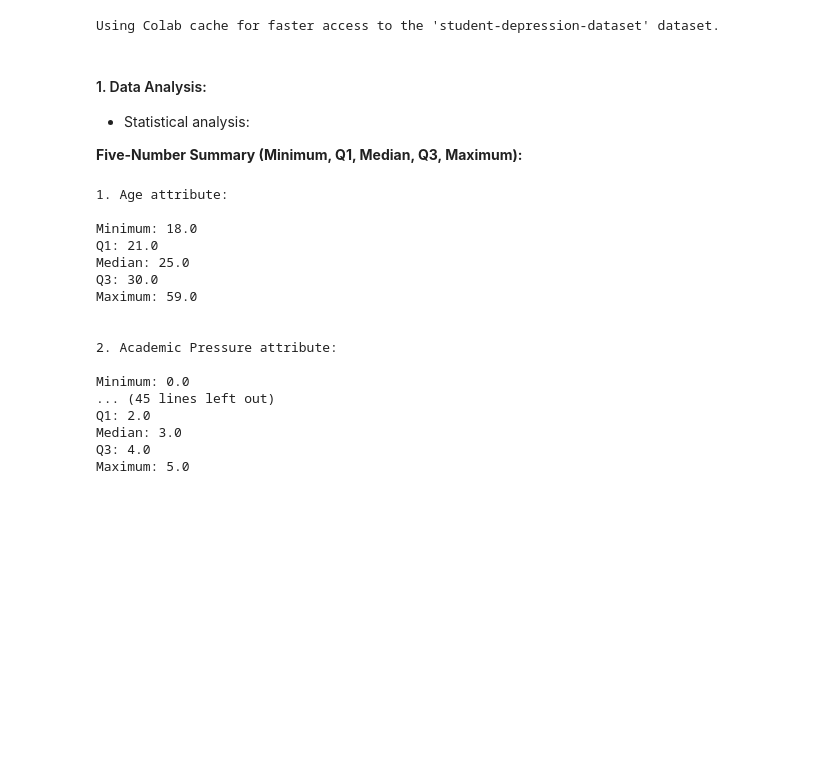
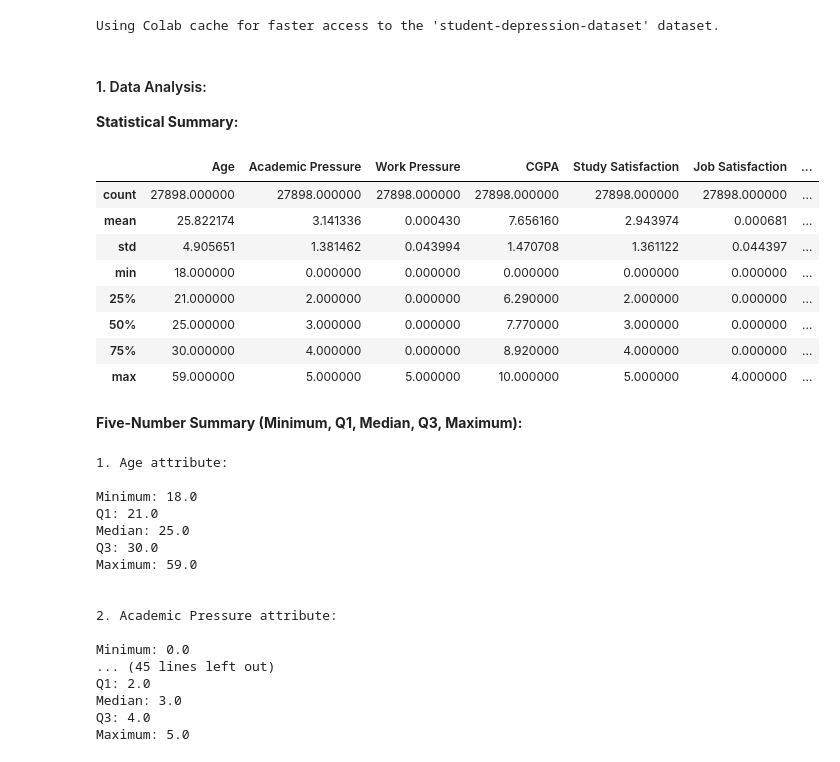
Before and after one commit to Deem-KSU/IT326-Group1-56546, a Jupyter notebook: Phase2.ipynb, the cells around one changed output. Drawn from its saved outputs; the diff is of its cells as text; code cells hidden in the pictures; blank space fills up the shorter version.

```diff
--- a/Phase2.ipynb
+++ b/Phase2.ipynb
@@ -10,12 +10,31 @@ raw_dataset = kagglehub.dataset_load(KaggleDatasetAdapter.PANDAS,
   "adilshamim8/student-depression-dataset", path)
 # %% [output]
 Using Colab cache for faster access to the 'student-depression-dataset' dataset.
+# %% [markdown]
+#### 1. Data Analysis:
+
+
+**Statistical Summary:**
+# %%
+#Financial Stress column is defined as object so we need to convert it to numeric first
+raw_dataset['Financial Stress'] = pd.to_numeric(raw_dataset['Financial Stress'], errors='coerce')
+raw_dataset.dropna(subset=['Financial Stress'], inplace=True)
+
+# Select only numeric columns that produce meaningful values (For example 'id' attribute doesn't have a meaning here)
+numeric_cols = raw_dataset[['Age', 'Academic Pressure', 'Work Pressure', 'CGPA', 'Study Satisfaction', 'Job Satisfaction', 'Financial Stress' ]]
+
+numeric_cols.describe()
+# %% [output]
+|  | Age | Academic Pressure | Work Pressure | CGPA | Study Satisfaction | Job Satisfaction | ... |
+| count | 27898.000000 | 27898.000000 | 27898.000000 | 27898.000000 | 27898.000000 | 27898.000000 | ... |
+| mean | 25.822174 | 3.141336 | 0.000430 | 7.656160 | 2.943974 | 0.000681 | ... |
+| std | 4.905651 | 1.381462 | 0.043994 | 1.470708 | 1.361122 | 0.044397 | ... |
+| min | 18.000000 | 0.000000 | 0.000000 | 0.000000 | 0.000000 | 0.000000 | ... |
+| 25% | 21.000000 | 2.000000 | 0.000000 | 6.290000 | 2.000000 | 0.000000 | ... |
+| 50% | 25.000000 | 3.000000 | 0.000000 | 7.770000 | 3.000000 | 0.000000 | ... |
+| 75% | 30.000000 | 4.000000 | 0.000000 | 8.920000 | 4.000000 | 0.000000 | ... |
+| max | 59.000000 | 5.000000 | 5.000000 | 10.000000 | 5.000000 | 4.000000 | ... |
 # %% [markdown]
-#### 1. Data Analysis:
-
-
-*   Statistical analysis:
-
 **Five-Number Summary (Minimum, Q1, Median, Q3, Maximum):**
 # %%
 print ('1. Age attribute:\n\n''Minimum:', raw_dataset['Age'].min(), ' \nQ1:', raw_dataset['Age'].quantile(0.25), ' \nMedian:', raw_dataset['Age'].median(), ' \nQ3:', raw_dataset['Age'].quantile(0.75), ' \nMaximum:', raw_dataset['Age'].max())
```
Also changed, not shown: parts of 7 cells of this notebook.
